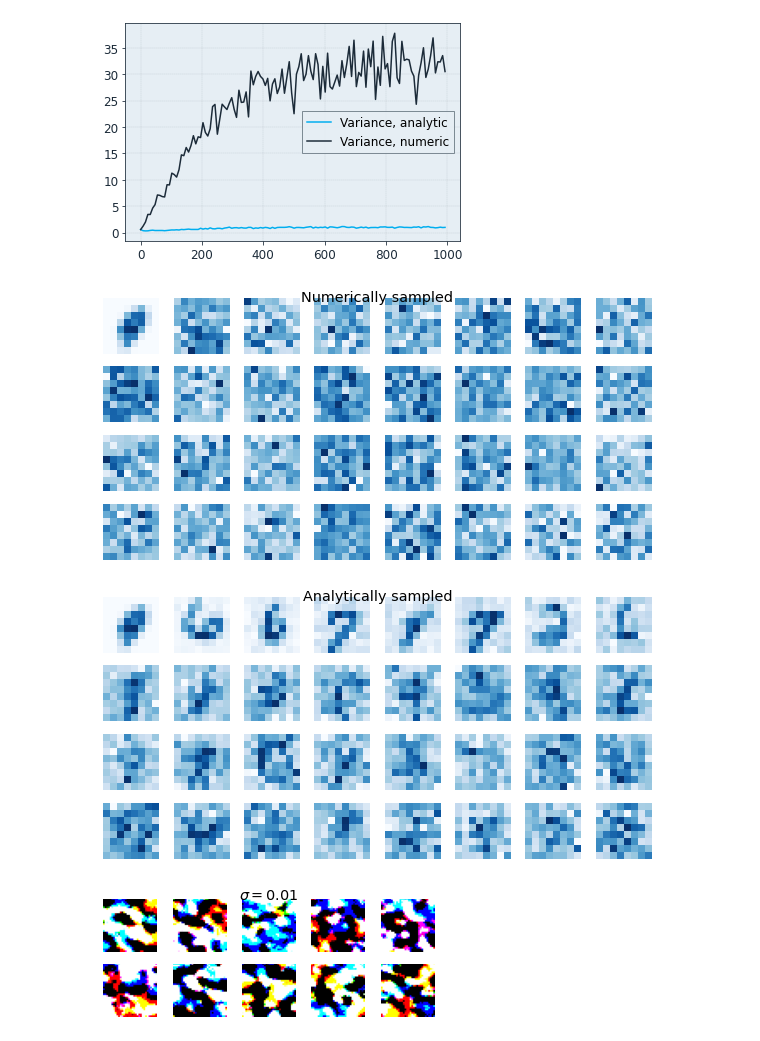
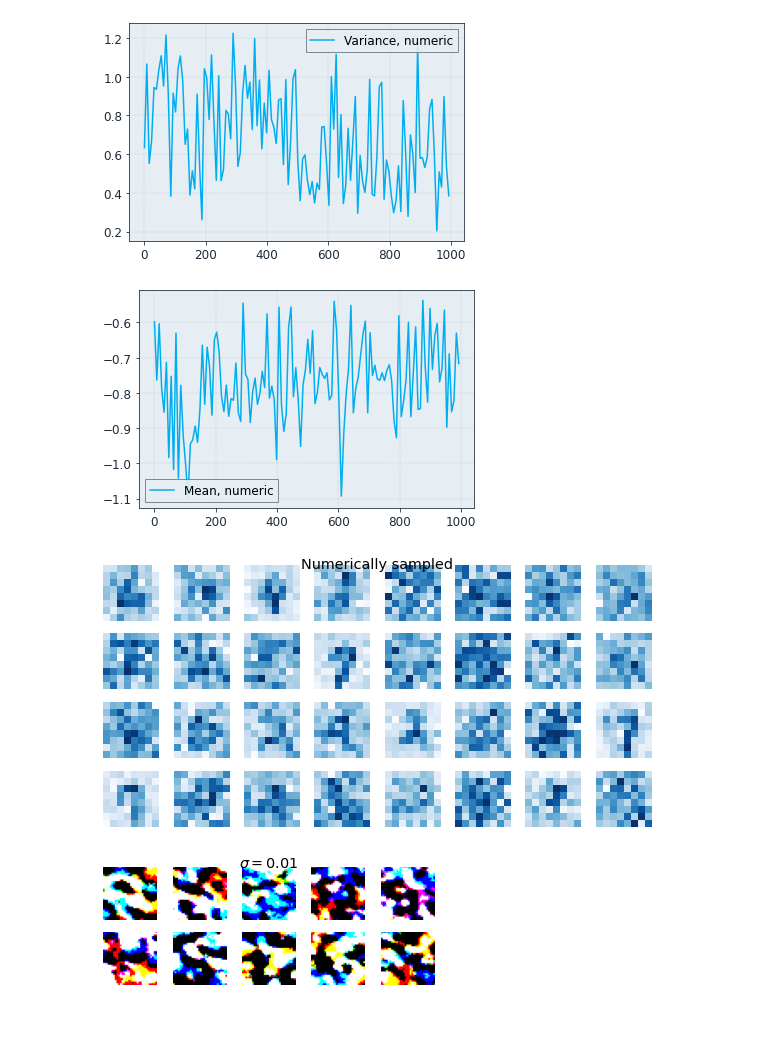
Before and after one commit to yang-song/score_sde_pytorch, a Jupyter notebook: view_samples.ipynb, the cells around one changed output. Cells and saved outputs as stored; diff of their text form; code cells hidden in the pictures.

```diff
--- a/view_samples.ipynb
+++ b/view_samples.ipynb
@@ -63,21 +62,28 @@ for _d in sample_dirs:
 # %%
 num = np.load("x_numeric.npy")
-ana = np.load("x_analytic.npy")
+#ana = np.load("x_analytic.npy")
 ts = np.load("x_ts.npy")
 
-ana_stds = [ana[i].std() for i in range(ana.shape[0])]
+#ana_stds = [ana[i].std() for i in range(ana.shape[0])]
 num_stds = [num[i].std() for i in range(num.shape[0])]
+num_mean = [num[i].mean() for i in range(num.shape[0])]
 
-plt.plot(np.arange(len(ana_stds)) * (1000/128.), ana_stds, label="Variance, analytic")
+#plt.plot(np.arange(len(ana_stds)) * (1000/128.), ana_stds, label="Variance, analytic")
 plt.plot(np.arange(len(num_stds)) * (1000/128.), num_stds, label="Variance, numeric")
 plt.legend()
+plt.show()
+
+plt.plot(np.arange(len(num_mean)) * (1000/128.), num_mean, label="Mean, numeric")
+plt.legend()
+plt.show()
+
 
 plot_grid(num[:,0,:,:],N=4, M=8, label="Numerically sampled")
-plot_grid(ana[:,0,:,:], N=4, M=8, label="Analytically sampled")
+#plot_grid(ana[:,0,:,:], N=4, M=8, label="Analytically sampled")
 # %% [output]
-[figure, old version]
+[figure, new version]
-[figure, old version]
+[figure, new version]
-[figure, old version]
+[figure, new version]
 # %%
 plt_general(var=108, template="./workdir_SSM_radermacher/evaled/ckpt_{}/samples_0.npz", npz_file="samples", n=5,m=5)
 # %%
```
Also changed, not shown: parts of 1 cell of this notebook, 4 other files.
